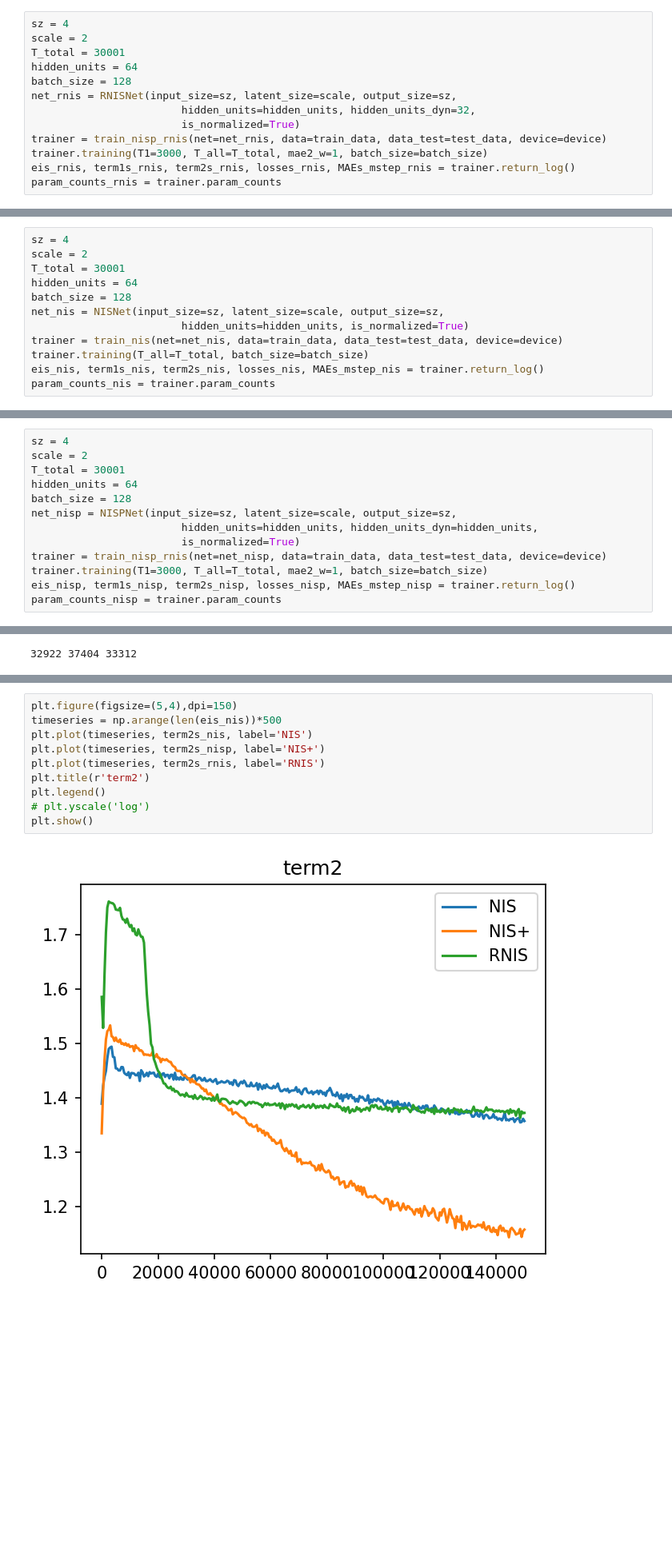
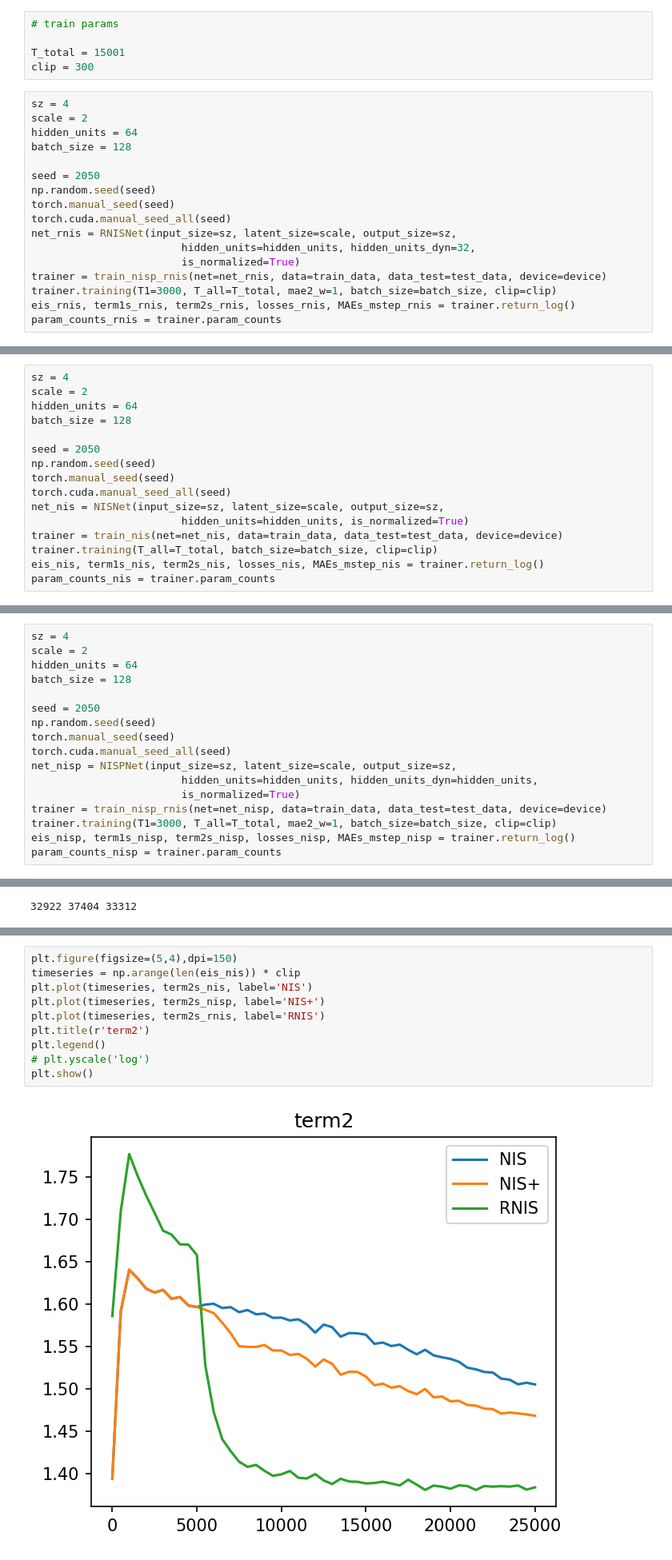
Before and after one commit to Matthew-ymz/Code-for-Finding-emergence-in-data-, a Jupyter notebook: exp/rnis/sir_ymz_new.ipynb, the cells around one changed output, grey strips where cells are left out. Shown: that part at 80% size. Cells and saved outputs as stored; diff of their text form; blank space fills up the shorter version.

```diff
--- a/exp/rnis/sir_ymz_new.ipynb
+++ b/exp/rnis/sir_ymz_new.ipynb
@@ -46,17 +44,26 @@ sir_test = SIRModel(size_list=[1000], beta=1, gamma=0.5, steps=7, dt=0.01, inter
 test_data = [torch.FloatTensor(sir_test.sir_input).to(device), torch.FloatTensor(sir_test.sir_output).to(device)]
 # %% [markdown]
 # Train RNIS
+# %%
+# train params
+
+T_total = 15001
+clip = 300
 # %%
 sz = 4
 scale = 2
-T_total = 30001
 hidden_units = 64
 batch_size = 128
+
+seed = 2050
+np.random.seed(seed)
+torch.manual_seed(seed)
+torch.cuda.manual_seed_all(seed)
 net_rnis = RNISNet(input_size=sz, latent_size=scale, output_size=sz,
                         hidden_units=hidden_units, hidden_units_dyn=32,
                         is_normalized=True)
 trainer = train_nisp_rnis(net=net_rnis, data=train_data, data_test=test_data, device=device)
-trainer.training(T1=3000, T_all=T_total, mae2_w=1, batch_size=batch_size)
+trainer.training(T1=3000, T_all=T_total, mae2_w=1, batch_size=batch_size, clip=clip)
 eis_rnis, term1s_rnis, term2s_rnis, losses_rnis, MAEs_mstep_rnis = trainer.return_log()
 param_counts_rnis = trainer.param_counts
 # %% [output]
@@ -82,13 +89,17 @@ term2: 1.7290
 # %%
 sz = 4
 scale = 2
-T_total = 30001
 hidden_units = 64
 batch_size = 128
+
+seed = 2050
+np.random.seed(seed)
+torch.manual_seed(seed)
+torch.cuda.manual_seed_all(seed)
 net_nis = NISNet(input_size=sz, latent_size=scale, output_size=sz,
                         hidden_units=hidden_units, is_normalized=True)
 trainer = train_nis(net=net_nis, data=train_data, data_test=test_data, device=device)
-trainer.training(T_all=T_total, batch_size=batch_size)
+trainer.training(T_all=T_total, batch_size=batch_size, clip=clip)
 eis_nis, term1s_nis, term2s_nis, losses_nis, MAEs_mstep_nis = trainer.return_log()
 param_counts_nis = trainer.param_counts
 # %% [output]
@@ -114,14 +125,18 @@ term2: 1.3579
 # %%
 sz = 4
 scale = 2
-T_total = 30001
 hidden_units = 64
 batch_size = 128
+
+seed = 2050
+np.random.seed(seed)
+torch.manual_seed(seed)
+torch.cuda.manual_seed_all(seed)
 net_nisp = NISPNet(input_size=sz, latent_size=scale, output_size=sz,
                         hidden_units=hidden_units, hidden_units_dyn=hidden_units,
                         is_normalized=True)
 trainer = train_nisp_rnis(net=net_nisp, data=train_data, data_test=test_data, device=device)
-trainer.training(T1=3000, T_all=T_total, mae2_w=1, batch_size=batch_size)
+trainer.training(T1=3000, T_all=T_total, mae2_w=1, batch_size=batch_size, clip=clip)
 eis_nisp, term1s_nisp, term2s_nisp, losses_nisp, MAEs_mstep_nisp = trainer.return_log()
 param_counts_nisp = trainer.param_counts
 # %% [output]
@@ -174,14 +189,14 @@ plt.show()
 # %%
 plt.figure(figsize=(5,4),dpi=150)
-timeseries = np.arange(len(eis_nis))*500
+timeseries = np.arange(len(eis_nis)) * clip
 plt.plot(timeseries, term2s_nis, label='NIS')
 plt.plot(timeseries, term2s_nisp, label='NIS+')
 plt.plot(timeseries, term2s_rnis, label='RNIS')
 plt.title(r'term2')
 plt.legend()
 # plt.yscale('log')
 plt.show()
 # %% [output]
-[figure, old version]
+[figure, new version]
 # %%
 plt.figure(figsize=(5,4),dpi=150)
```
Also changed, not shown: parts of 9 cells of this notebook, 4 other files.
